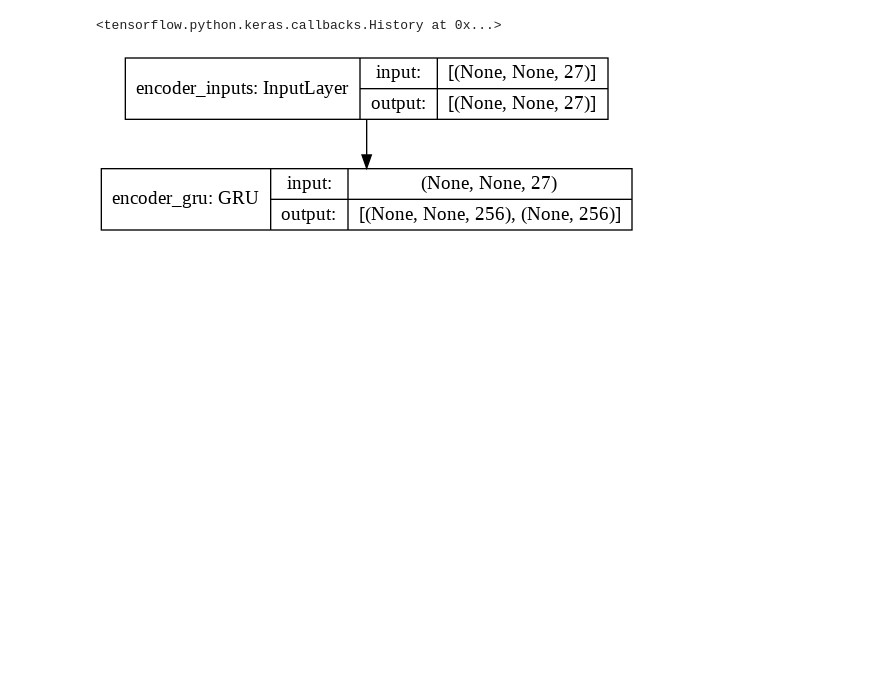
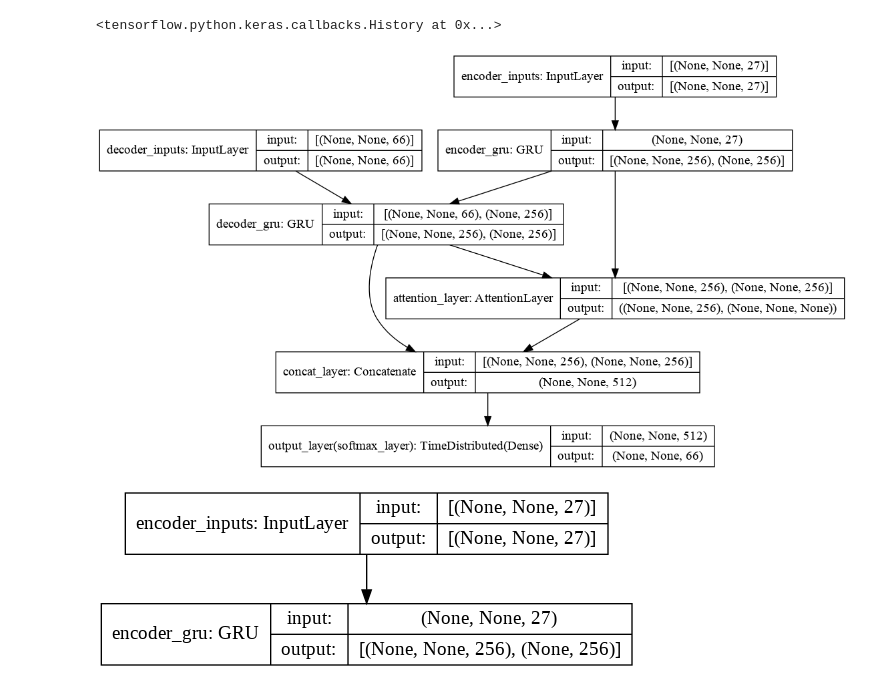
Before and after one commit to a-pt/cs6910-Assignment-3, a Jupyter notebook: Bestmodel_attention.ipynb, the cells around one changed output. Saved outputs shown, nothing was run; the diff lists cells and outputs as text; code cells hidden in the pictures; blank space fills up the shorter version.

```diff
--- a/Bestmodel_attention.ipynb
+++ b/Bestmodel_attention.ipynb
@@ -400,6 +400,10 @@ Epoch 9/10
 Epoch 10/10
 691/691 [==============================] - 108s 157ms/step - loss: 0.0872 - accuracy: 0.9721 - val_loss: 0.1403 - val_accuracy: 0.9558
 <tensorflow.python.keras.callbacks.History at 0x...>
+# %%
+plot_model(model, show_shapes=True)
+# %% [output]
+[figure, added]
 # %%
 plot_model(encoder_model, show_shapes=True)
 # %% [output]
```
